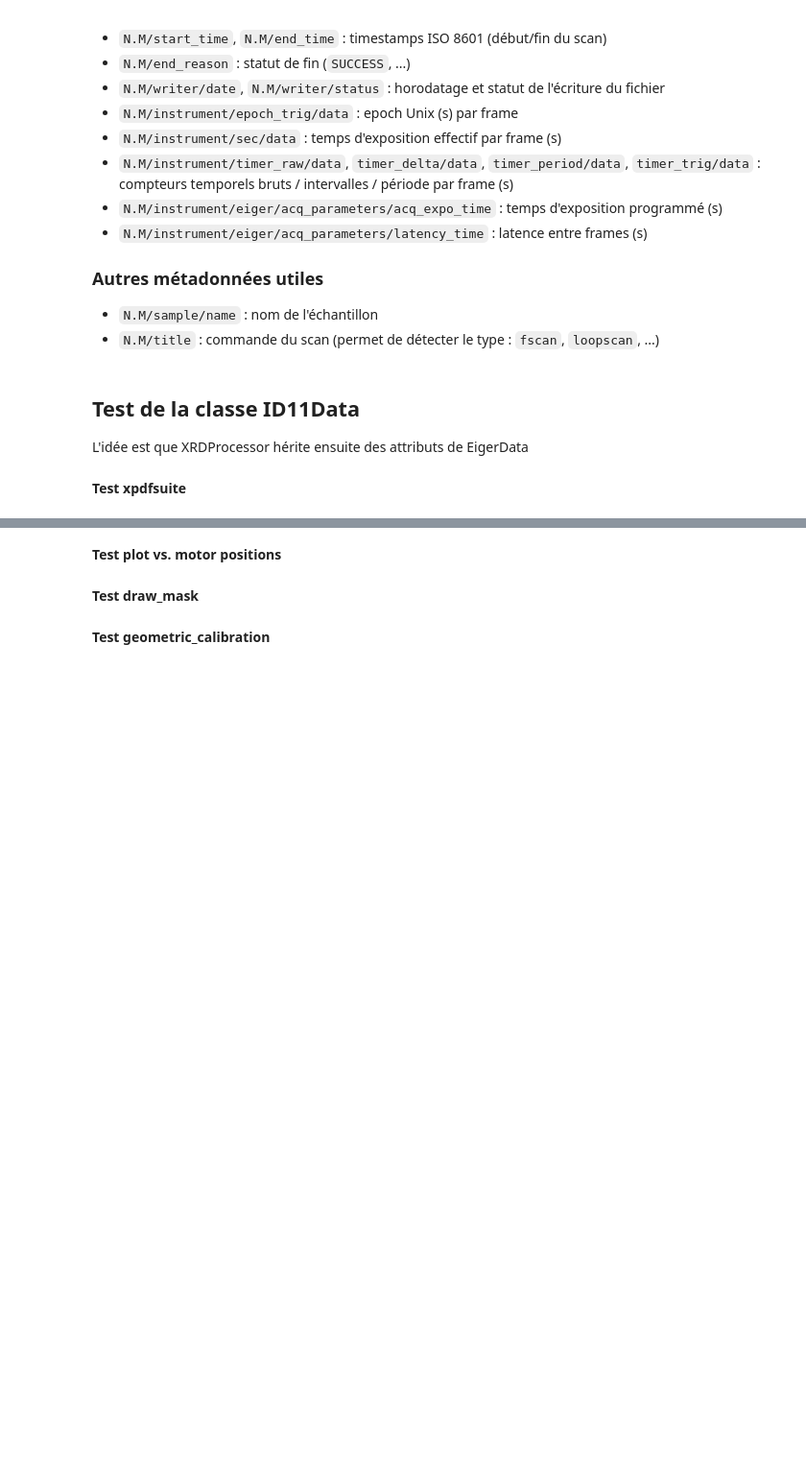
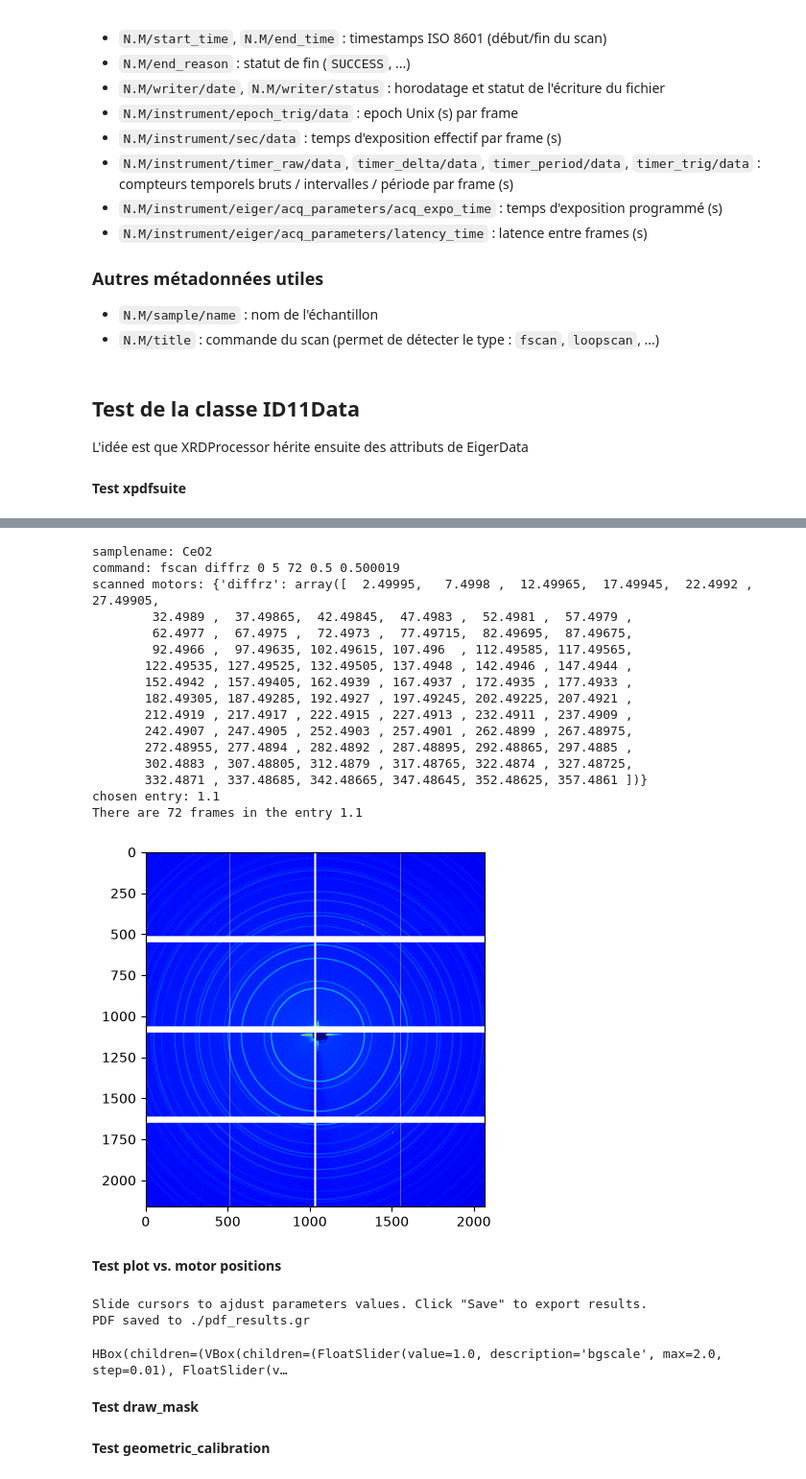
Before and after one commit to nicoratel/xpdfsuite_ID11, a Jupyter notebook: notebooks/lecture_h5_eiger.ipynb, the cells around one changed output, grey strips where cells are left out. Shown at 96% size. Cells and saved outputs as stored; diff of their text form; code cells hidden in the pictures; blank space fills up the shorter version.

```diff
--- a/notebooks/lecture_h5_eiger.ipynb
+++ b/notebooks/lecture_h5_eiger.ipynb
@@ -90,13 +90,16 @@ import os
 datapath = '/home-local/ratel-ra/Documents/PDF_data/ESRF_ID11_2026/test_data/CeO2_eiger_ok/'
 sample = 'CeO2'
 dataset = 'CeO2_rot'
+
 h5file = os.path.join(datapath, sample, dataset,dataset + '.h5')
+"""
 path = '/home-local/ratel-ra/Documents/PDF_data/ESRF_ID11_2026/test_data/pin/pin_0001'
 h5file = os.path.join(path, 'pin_0001.h5')
+"""
 poni_file = os.path.join(datapath,'CeO2.poni')
 mask = os.path.join(datapath,'mask_hand.edf')
 
-processor = XRDProcessor(h5file, entry=2, frame=0, poni_file=poni_file, mask=mask, verbose=False)
+processor = XRDProcessor(h5file, entry=0, frame=0, poni_file=poni_file, mask=mask, verbose=False)
 
 entry = processor.entry
 
@@ -104,7 +107,8 @@ print(f'samplename: {processor.samplename}')
 print(f'command: {processor.command}')
 print(f'scanned motors: {processor.scanned_motors}')
 print(f'chosen entry: {processor.entry}')
-print(f'number of frames: {processor.nb_frames}')
+print(f'There are {processor.nb_frames} frames in the entry {processor.entry}')
 
 
 processor.plot()
+# %% [output]
@@ -111 +116,18 @@ processor.plot()
+samplename: CeO2
+command: fscan diffrz 0 5 72 0.5 0.500019
+scanned motors: {'diffrz': array([  2.49995,   7.4998 ,  12.49965,  17.49945,  22.4992 ,  27.49905,
+        32.4989 ,  37.49865,  42.49845,  47.4983 ,  52.4981 ,  57.4979 ,
+        62.4977 ,  67.4975 ,  72.4973 ,  77.49715,  82.49695,  87.49675,
+        92.4966 ,  97.49635, 102.49615, 107.496  , 112.49585, 117.49565,
+       122.49535, 127.49525, 132.49505, 137.4948 , 142.4946 , 147.4944 ,
+       152.4942 , 157.49405, 162.4939 , 167.4937 , 172.4935 , 177.4933 ,
+       182.49305, 187.49285, 192.4927 , 197.49245, 202.49225, 207.4921 ,
+       212.4919 , 217.4917 , 222.4915 , 227.4913 , 232.4911 , 237.4909 ,
+       242.4907 , 247.4905 , 252.4903 , 257.4901 , 262.4899 , 267.48975,
+       272.48955, 277.4894 , 282.4892 , 287.48895, 292.48865, 297.4885 ,
+       302.4883 , 307.48805, 312.4879 , 317.48765, 322.4874 , 327.48725,
+       332.4871 , 337.48685, 342.48665, 347.48645, 352.48625, 357.4861 ])}
+chosen entry: 1.1
+There are 72 frames in the entry 1.1
+[figure, added]
 # %%
@@ -135,6 +158,10 @@ r,G = extract_xpdf(processor,
              rmax=100,
              rstep=0.02,
              interactive=True)
+# %% [output]
+Slide cursors to ajdust parameters values. Click "Save" to export results.
+PDF saved to ./pdf_results.gr
+HBox(children=(VBox(children=(FloatSlider(value=1.0, description='bgscale', max=2.0, step=0.01), FloatSlider(v…
 # %% [markdown]
 **Test draw_mask**
 # %%
```
Also changed, not shown: parts of 5 cells of this notebook, 7 other files.
